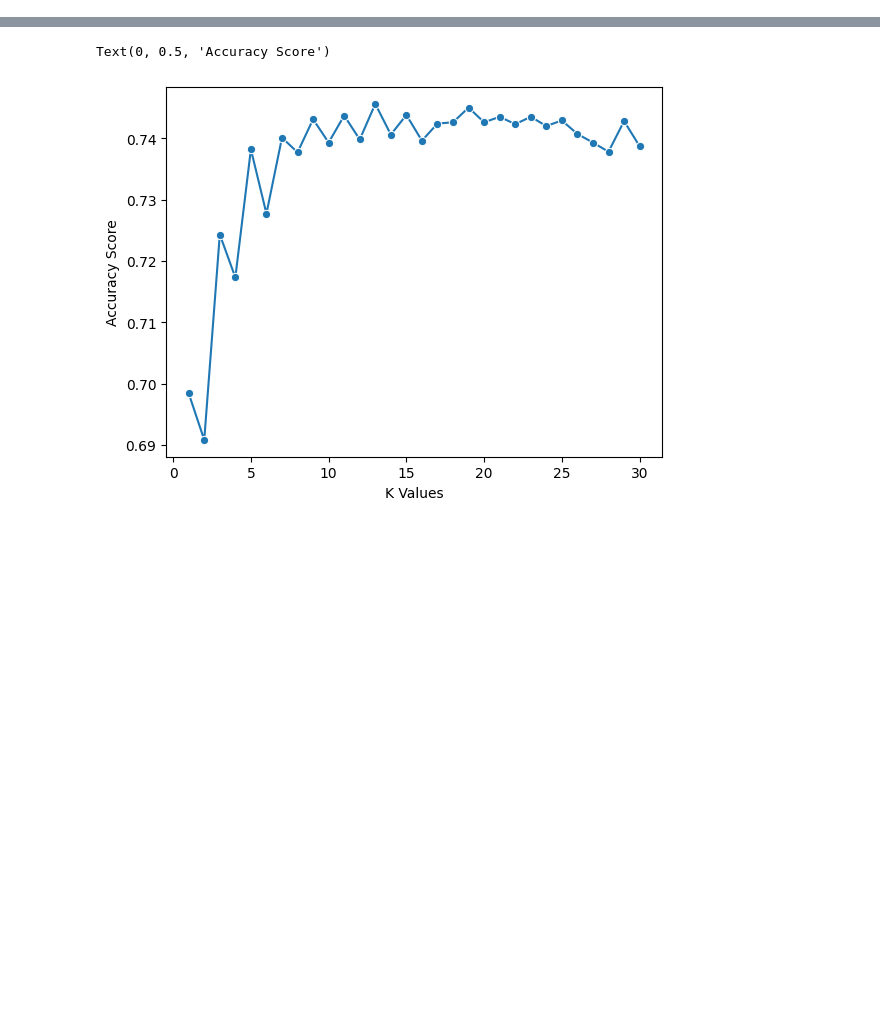
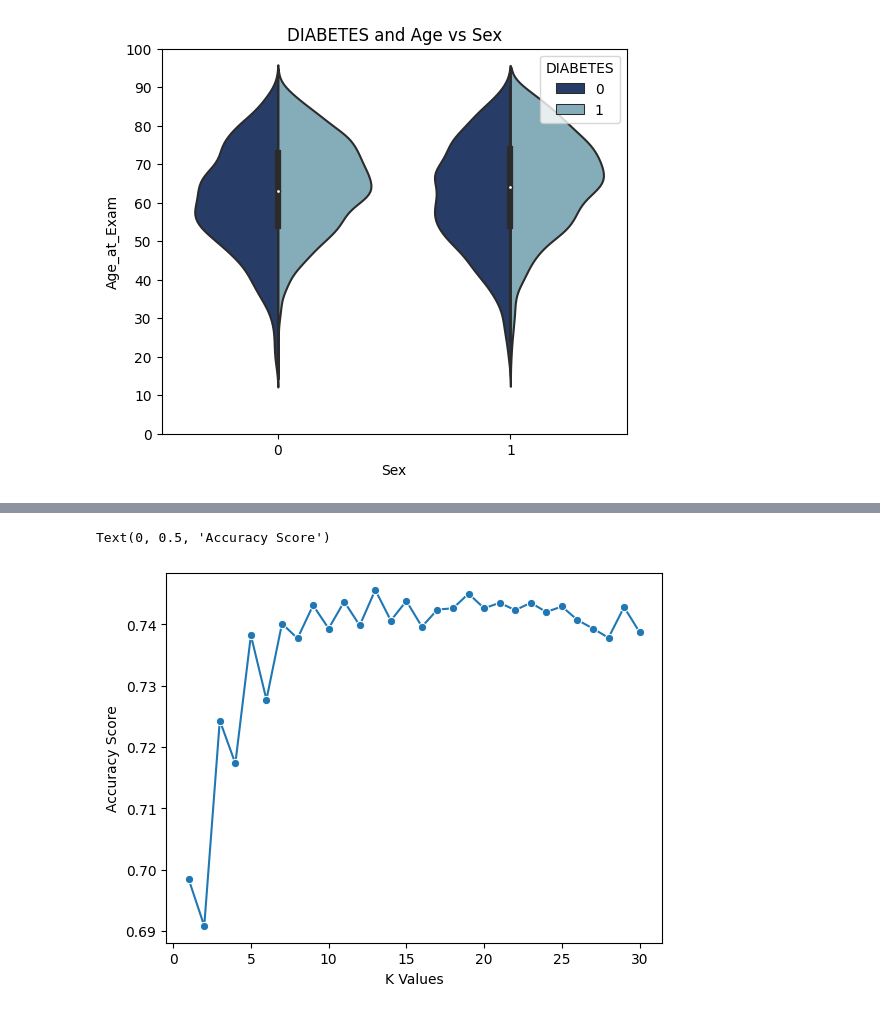
Before and after one commit to Yutong-Lu/A-Machine-Learning-Approach-for-Diabetes-Prediction-in-the-Canadian-Population, a Jupyter notebook: KNN_Final_Project.ipynb, the cells around one changed output, grey strips where cells are left out. Saved outputs shown, nothing was run; the diff lists cells and outputs as text; code cells hidden in the pictures; blank space fills up the shorter version.

```diff
--- a/KNN_Final_Project.ipynb
+++ b/KNN_Final_Project.ipynb
@@ -48,0 +224,9 @@ df = data[['Age_at_Exam', 'sBP', 'BMI', 'LDL', 'HDL', 'A1c', 'TG', 'FBS', 'Total
+# %%
+# Visualization - Age distirbution
+plt.figure(figsize=(6, 5))
+sns.violinplot(x="Sex", y="Age_at_Exam", hue="DIABETES", data=df, split=True, palette=['#1c3a73', '#7cb1c2'])
+plt.title('DIABETES and Age vs Sex')
+plt.yticks(range(0, 110, 10))
+plt.show()
+# %% [output]
+[figure, added]
```
Also changed, not shown: parts of 15 cells of this notebook.
